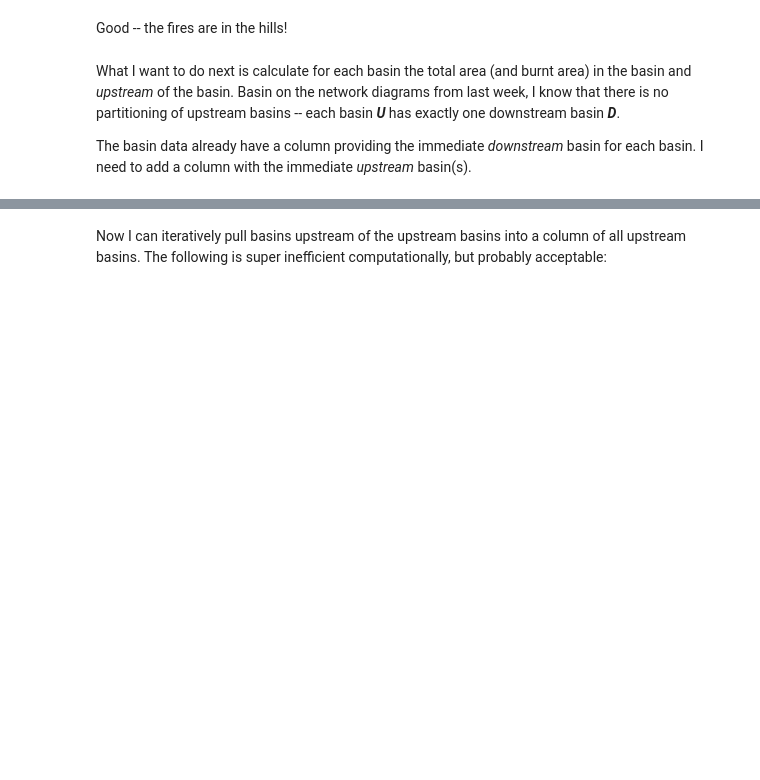
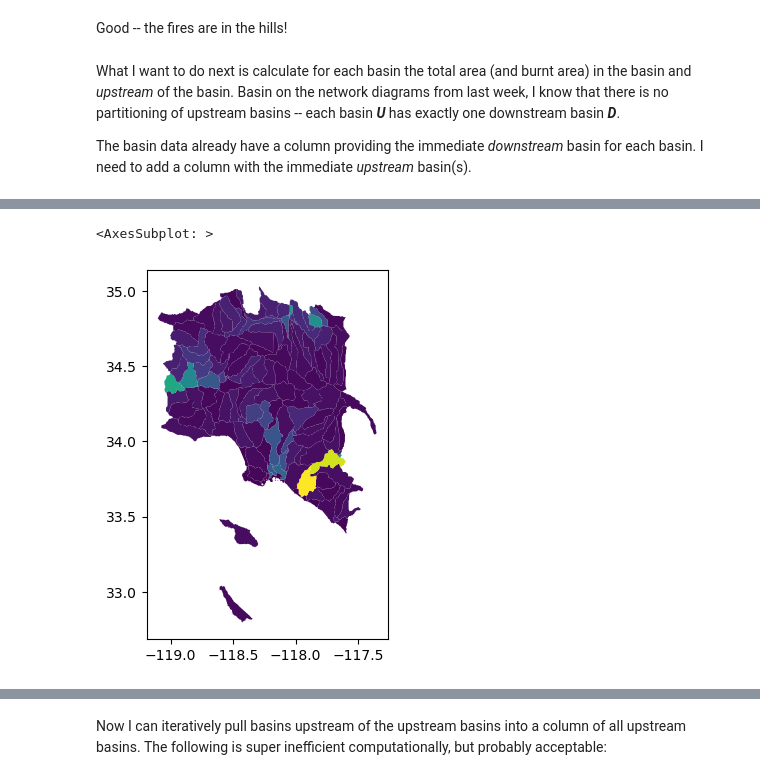
Before and after one commit to aron-walker/up221-aron, a Jupyter notebook: week6/aggregate_intersection.ipynb, the cells around one changed output, grey strips where cells are left out. Cells and saved outputs as stored; diff of their text form; code cells hidden in the pictures; blank space fills up the shorter version.

```diff
--- a/week6/aggregate_intersection.ipynb
+++ b/week6/aggregate_intersection.ipynb
@@ -84,0 +170,5 @@ for basin in b:
+# %%
+b.plot(column="UP_AREA")
+# %% [output]
+<AxesSubplot: >
+[figure, added]
```
Also changed, not shown: parts of 23 cells of this notebook.
